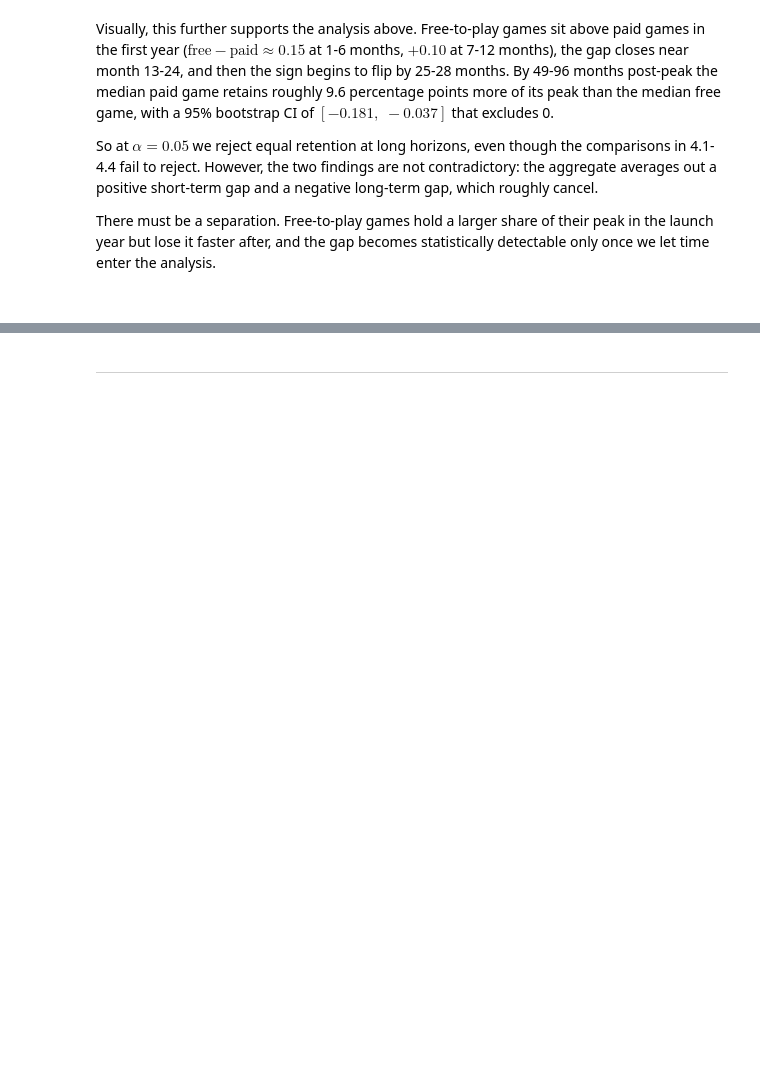
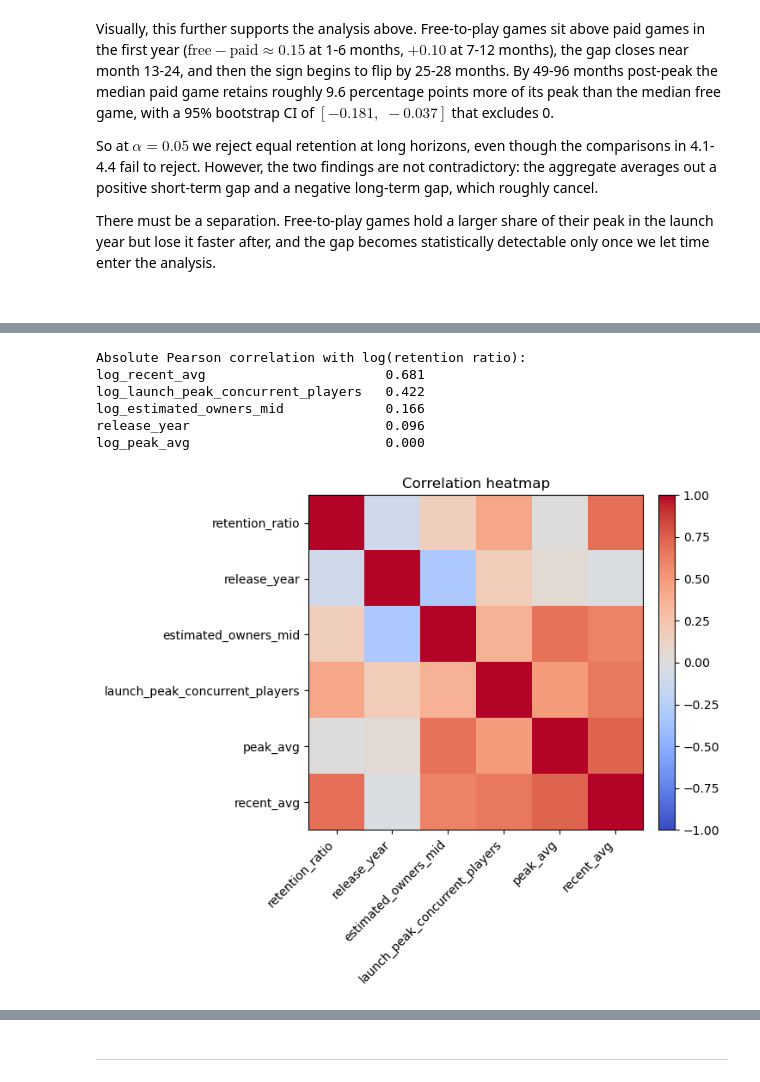
Before and after one commit to avo-ucsd/math189-sp26-group41, a Jupyter notebook: group41_final_report.ipynb, the cells around one changed output, grey strips where cells are left out. Saved outputs shown, nothing was run; the diff lists cells and outputs as text; code cells hidden in the pictures; blank space fills up the shorter version.

```diff
--- a/group41_final_report.ipynb
+++ b/group41_final_report.ipynb
@@ -626,0 +774,19 @@ words
+# %%
+players, games = stat_inf.load_tables()
+features = stat_inf.build_game_features(players, games)
+
+analysis_columns = [
+    "game_name",
+    "group",
+    "release_year",
+    "estimated_owners_mid",
+    "launch_peak_concurrent_players",
+    "peak_avg",
+    "recent_avg",
+    "retention_ratio",
+]
+
+summary = stat_inf.summarize_by_group(
+    features,
+    ["retention_ratio", "peak_avg", "recent_avg", "release_year", "estimated_owners_mid"],
+)
@@ -626,0 +834,49 @@ words
+# %%
+corr_frame = features[[
+    "retention_ratio",
+    "release_year",
+    "estimated_owners_mid",
+    "launch_peak_concurrent_players",
+    "peak_avg",
+    "recent_avg",
+]].dropna().copy()
+
+corr_frame["log_estimated_owners_mid"] = np.log10(corr_frame["estimated_owners_mid"].where(corr_frame["estimated_owners_mid"] > 0))
+corr_frame["log_launch_peak_concurrent_players"] = np.log10(
+    corr_frame["launch_peak_concurrent_players"].where(corr_frame["launch_peak_concurrent_players"] > 0)
+)
+corr_frame["log_peak_avg"] = np.log10(corr_frame["peak_avg"].where(corr_frame["peak_avg"] > 0))
+corr_frame["log_recent_avg"] = np.log10(corr_frame["recent_avg"].where(corr_frame["recent_avg"] > 0))
+corr_frame["log_retention_ratio"] = np.log(corr_frame["retention_ratio"].where(corr_frame["retention_ratio"] > 0))
+
+corr_cols = [
+    "log_retention_ratio",
+    "release_year",
+    "log_estimated_owners_mid",
+    "log_launch_peak_concurrent_players",
+    "log_peak_avg",
+    "log_recent_avg",
+]
+
+corr = corr_frame[corr_cols].replace([np.inf, -np.inf], np.nan).corr(numeric_only=True)
+strength = corr["log_retention_ratio"].drop("log_retention_ratio").abs().sort_values(ascending=False)
+print("Absolute Pearson correlation with log(retention ratio):")
+print(strength.to_string(float_format=lambda x: f"{x:.3f}"))
+
+fig, ax = plt.subplots(figsize=(7.2, 6.2))
+im = ax.imshow(corr, vmin=-1, vmax=1, cmap="coolwarm")
+ax.set_xticks(range(len(corr_cols)))
+ax.set_yticks(range(len(corr_cols)))
+ax.set_xticklabels([c.replace("log_", "") for c in corr_cols], rotation=45, ha="right")
+ax.set_yticklabels([c.replace("log_", "") for c in corr_cols])
+ax.set_title("Correlation heatmap")
+fig.colorbar(im, ax=ax, fraction=0.046, pad=0.04)
+fig.tight_layout()
+# %% [output]
+Absolute Pearson correlation with log(retention ratio):
+log_recent_avg                       0.681
+log_launch_peak_concurrent_players   0.422
+log_estimated_owners_mid             0.166
+release_year                         0.096
+log_peak_avg                         0.000
+[figure, added]
```
Also changed, not shown: parts of 25 cells of this notebook, 3 other files.
